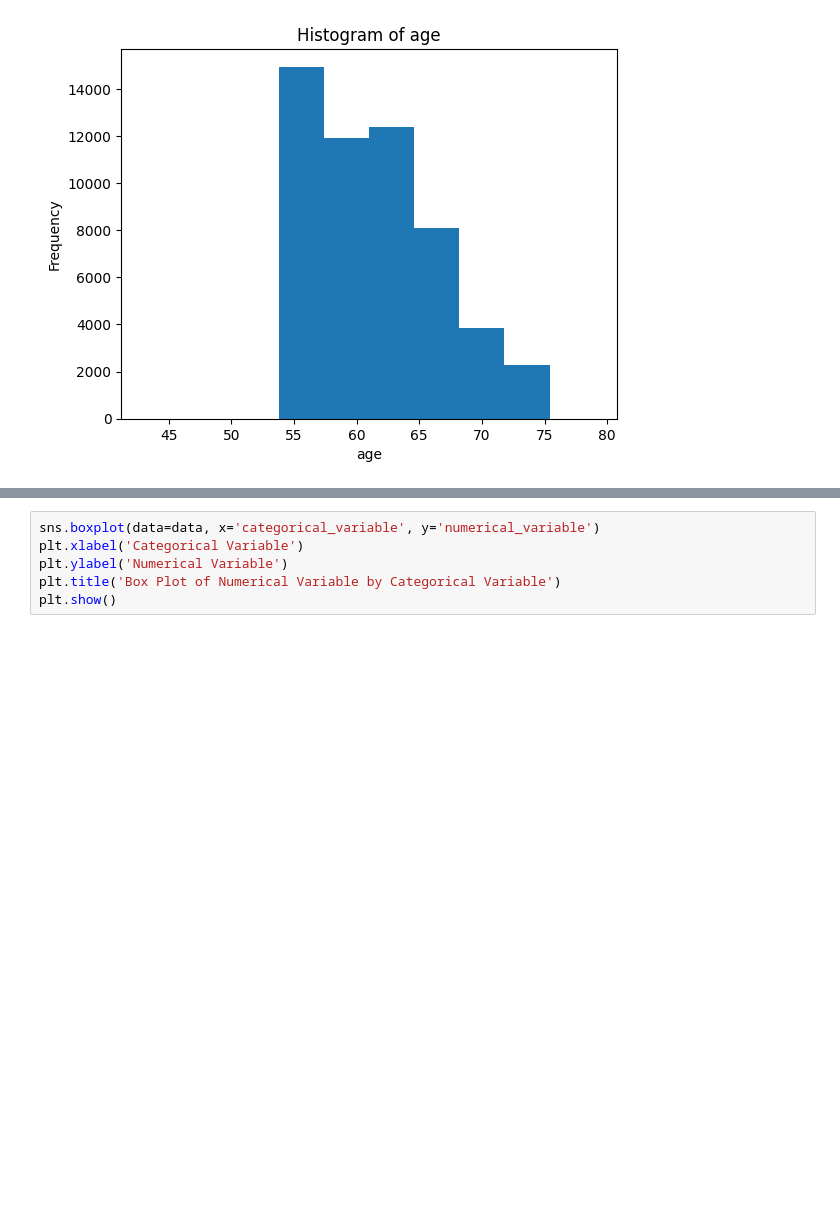
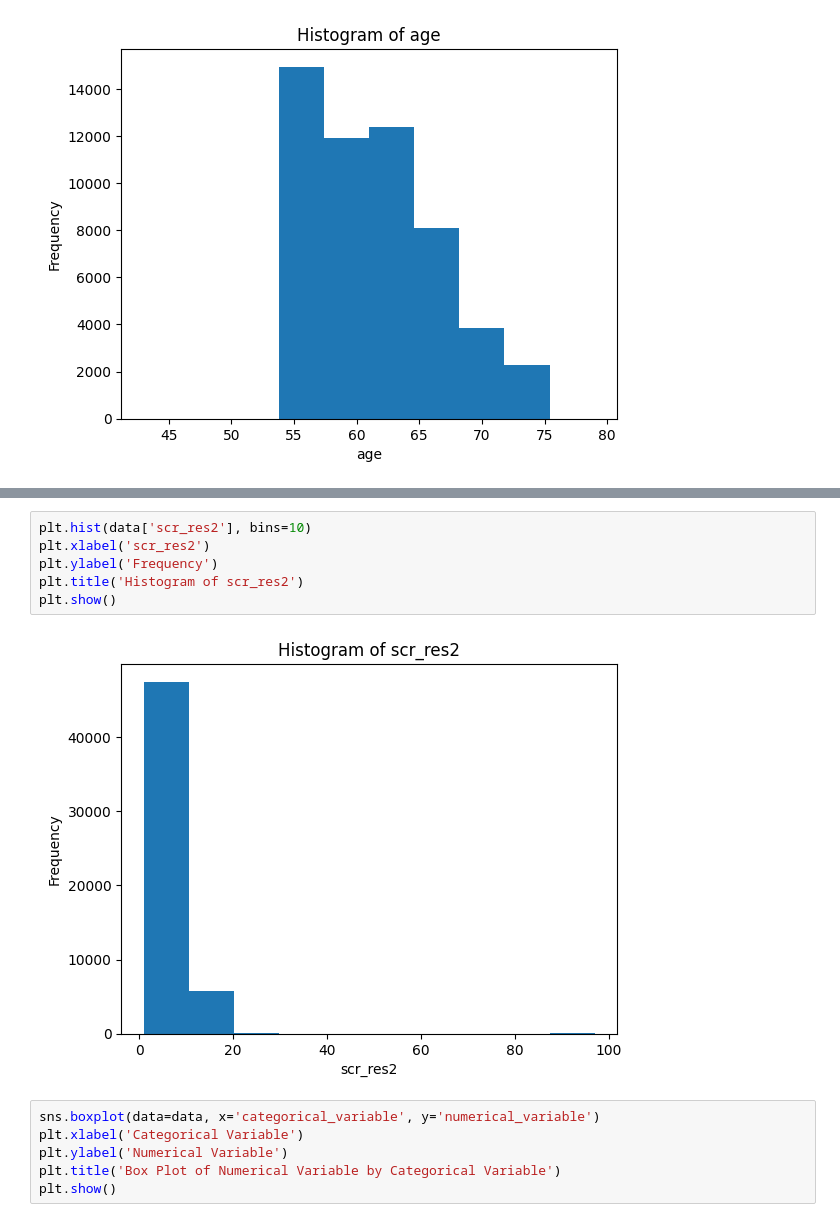
Before and after one commit to Desmondonam/Lung_cancer_Prediction, a Jupyter notebook: Lung_cancer_ML.ipynb, the cells around one changed output, grey strips where cells are left out. Drawn from its saved outputs; the diff is of its cells as text; blank space fills up the shorter version.

```diff
--- a/Lung_cancer_ML.ipynb
+++ b/Lung_cancer_ML.ipynb
@@ -354,3 +387,11 @@ plt.show()
+# %%
+plt.hist(data['scr_res2'], bins=10)
+plt.xlabel('scr_res2')
+plt.ylabel('Frequency')
+plt.title('Histogram of scr_res2')
+plt.show()
+# %% [output]
+[figure, added]
 # %%
 sns.boxplot(data=data, x='categorical_variable', y='numerical_variable')
 plt.xlabel('Categorical Variable')
```
Also changed, not shown: parts of 4 cells of this notebook.
